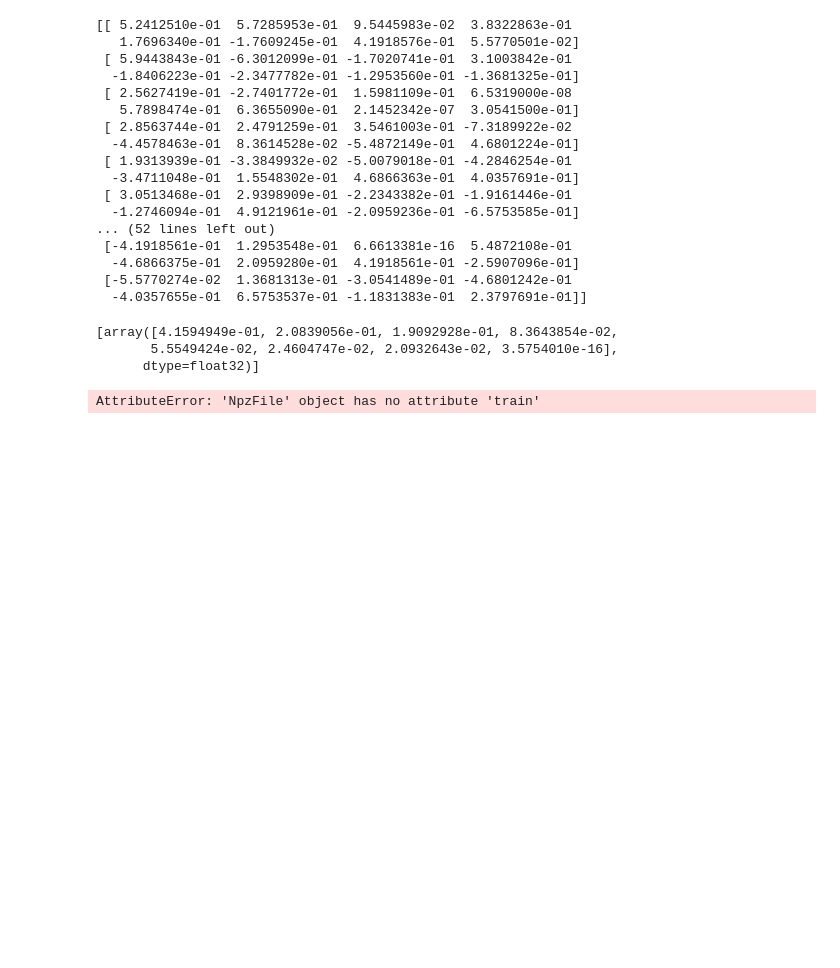
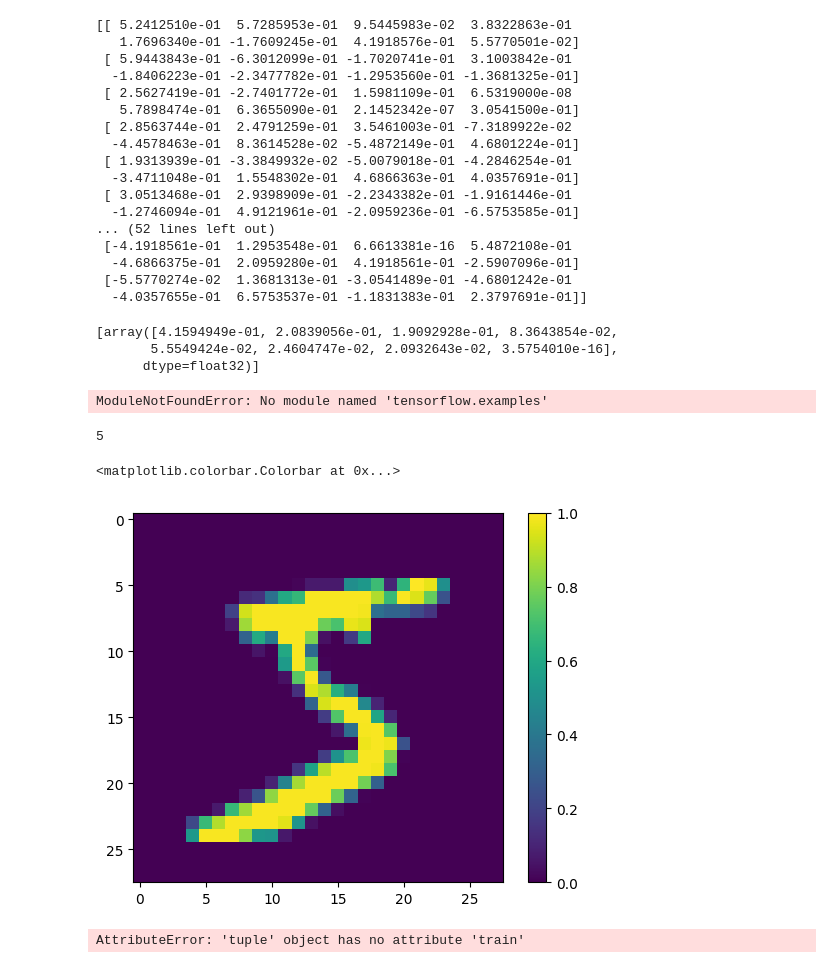
Before and after one commit to adwiza/datascience_skillbox, a Jupyter notebook: math/LinearAlgebraNN.ipynb, the cells around one changed output. Saved outputs shown, nothing was run; the diff lists cells and outputs as text; code cells hidden in the pictures; blank space fills up the shorter version.

```diff
--- a/math/LinearAlgebraNN.ipynb
+++ b/math/LinearAlgebraNN.ipynb
@@ -222,15 +221,14 @@ if __name__ == '__main__':
        5.5549424e-02, 2.4604747e-02, 2.0932643e-02, 3.5754010e-16],
       dtype=float32)]
 # %%
-DATA_URL = 'https://storage.googleapis.com/tensorflow/tf-keras-datasets/mnist.npz'
+from tensorflow.examples.tutorials.mnist import input_data
 
-path = tf.keras.utils.get_file('mnist.npz', DATA_URL)
-with np.load(path) as data:
-  train_examples = data['x_train']
-  train_labels = data['y_train']
-  test_examples = data['x_test']
-  test_labels = data['y_test']
+(x_train, y_train), (x_test, y_test) = tf.keras.datasets.mnist.load_data()
 
+mnist = tf.keras.datasets.mnist
+
+(x_train, y_train), (x_test, y_test) = mnist.load_data()
+data = input_data.read_data_sets("~/.keras/datasets", one_hot=True)
 
 x = tf.placeholder(tf.float32, [None, 784])
 y = tf.placeholder(tf.float32, [None, 10])
@@ -240,6 +238,36 @@ w1 = tf.Variable(tf.truncated_normal([784, numNeuronsInDeepLayer]))
 b1 = tf.Variable(tf.truncated_normal([1, numNeuronsInDeepLayer]))
 w2 = tf.Variable(tf.truncated_normal([numNeuronsInDeepLayer, 10]))
 b2 = tf.Variable(tf.truncated_normal([1, 10]))
+
+# Rescale the images from [0,255] to the [0.0,1.0] range.
+x_train, x_test = x_train[..., np.newaxis]/255.0, x_test[..., np.newaxis]/255.0
+
+print("Number of original training examples:", len(x_train))
+print("Number of original test examples:", len(x_test))
+
+data = tf.keras.datasets.mnist.load_data(
+    path='mnist.npz'
+)
+
+x = tf.placeholder(tf.float32, [None, 784])
+y = tf.placeholder(tf.float32, [None, 10])
+
+numNeuronsInDeepLayer = 30
+w1 = tf.Variable(tf.truncated_normal([784, numNeuronsInDeepLayer]))
+b1 = tf.Variable(tf.truncated_normal([1, numNeuronsInDeepLayer]))
+w2 = tf.Variable(tf.truncated_normal([numNeuronsInDeepLayer, 10]))
+b2 = tf.Variable(tf.truncated_normal([1, 10]))
+# %% [output]
+ModuleNotFoundError: No module named 'tensorflow.examples'
+# %%
+print(y_train[0])
+
+plt.imshow(x_train[0, :, :, 0])
+plt.colorbar()
+# %% [output]
+5
+<matplotlib.colorbar.Colorbar at 0x...>
+[figure, added]
 # %%
 def sigmoid(x):
     sigma = tf.div(tf.constant(1.0), tf.add(tf.constant(1.0), tf.exp(tf.negative(x))))
@@ -296,4 +324,4 @@ for i in range(10000):
          y: data.test.labels[:1000]})
         print(res)
 # %% [output]
-AttributeError: 'NpzFile' object has no attribute 'train'
+AttributeError: 'tuple' object has no attribute 'train'
```
Also changed, not shown: parts of 17 cells of this notebook.
